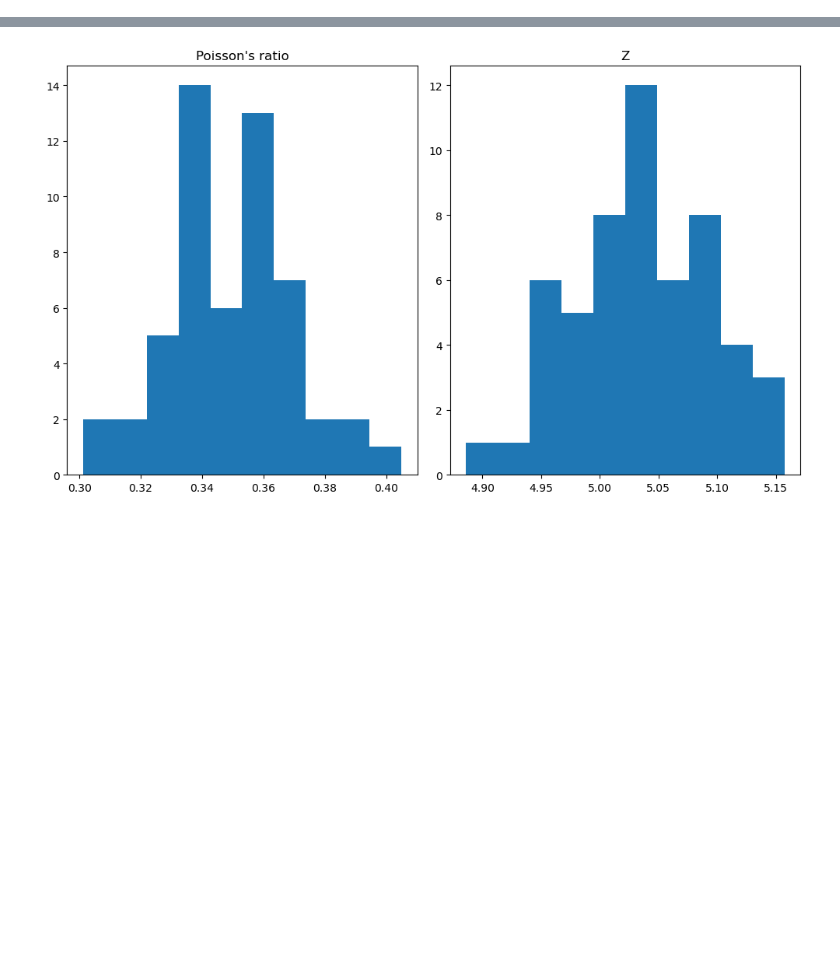
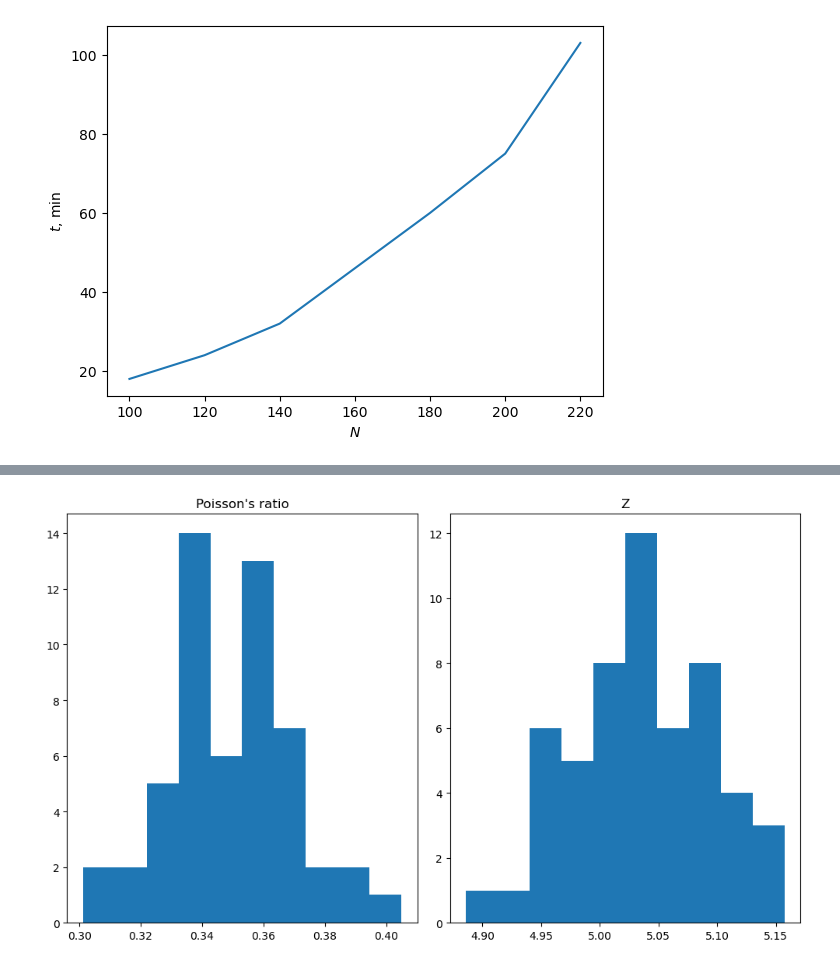
Before and after one commit to Shteingolts/auxetic_optimizer, a Jupyter notebook: test.ipynb, the cells around one changed output, grey strips where cells are left out. Drawn from its saved outputs; the diff is of its cells as text; code cells hidden in the pictures; blank space fills up the shorter version.

```diff
--- a/test.ipynb
+++ b/test.ipynb
@@ -44,5 +37,17 @@ def plot_opt_history(log_dir: str, log_file:str = "optimization_log.pkl"):
     plt.show()
 
     return opt_history
+# %%
+import numpy as np
+
+steps = np.array([100, 120, 140, 160, 180, 200, 220])
+time = np.array([18, 24, 32, 46, 60, 75, 103])
+
+plt.plot(steps, time)
+plt.ylabel("$t$, min")
+plt.xlabel("$N$")
+plt.show()
+# %% [output]
+[figure, added]
 # %%
 # orig_history = plot_opt_history("/home/sergey/work/auxetic_optimizer/successful_cases/", log_file="small_auxetic_0.01.pkl")
```
Also changed, not shown: parts of 6 cells of this notebook, 2 other files.
